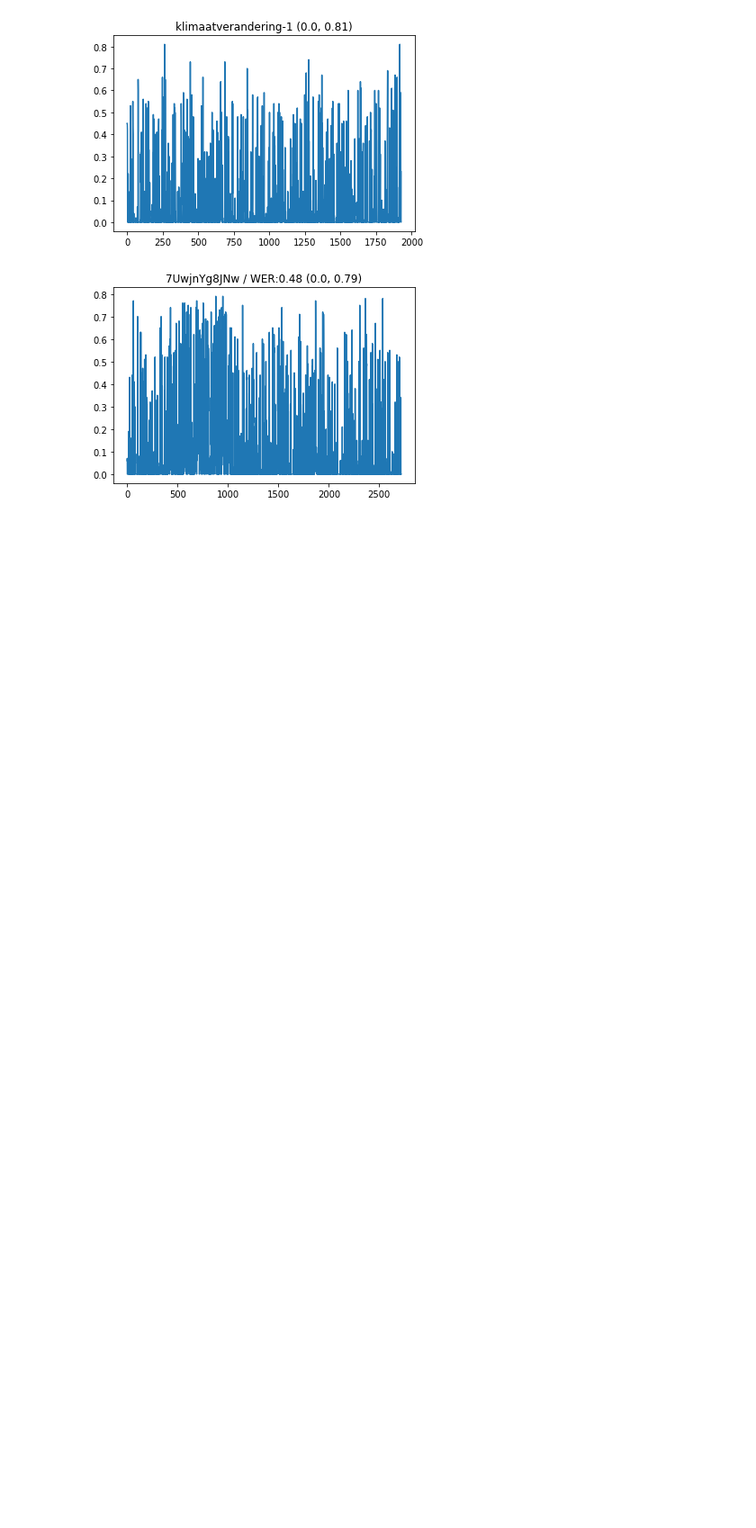
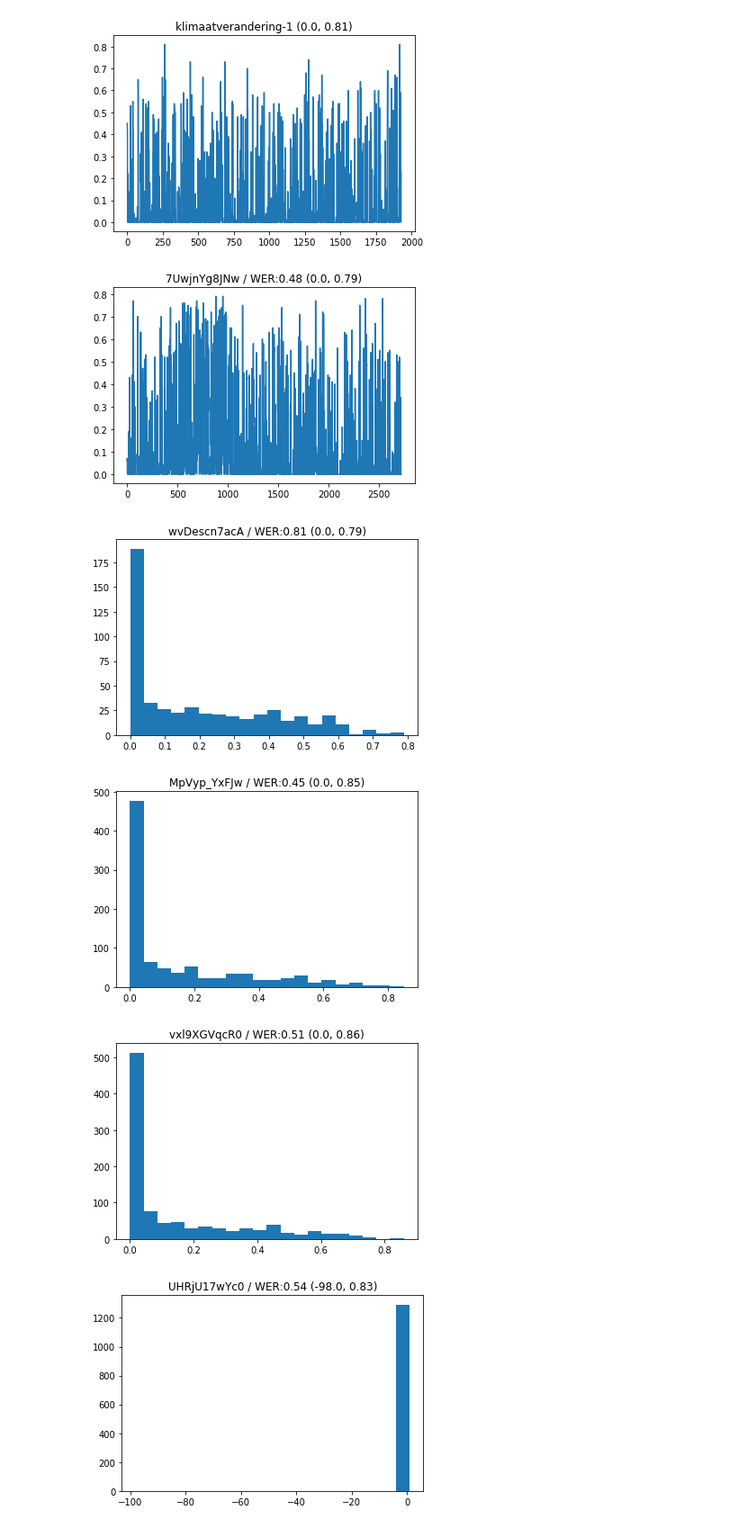
Before and after one commit to surfedushare/pol-harvester, a Jupyter notebook: research/kaldi_confidence/Kaldi confidence plots.ipynb, the cells around one changed output. Shown: that part at 90% size. Cells and saved outputs as stored; diff of their text form; code cells hidden in the pictures; blank space fills up the shorter version.

Commit message:
Adds histogram graphs for confidences to notebook

```diff
--- a/research/kaldi_confidence/Kaldi confidence plots.ipynb
+++ b/research/kaldi_confidence/Kaldi confidence plots.ipynb
@@ -37,3 +37,17 @@ for entry in os.scandir("data"):
 [figure]
 [figure]
 [figure]
+# %%
+for entry in os.scandir("data"):
+    ctm = read_ctm(entry.name)
+    for video, probs in ctm.items():
+        title = video if entry.name not in WERS else video + f" / WER:{WERS[entry.name]:.2f}"
+        title += f" ({min(probs)}, {max(probs)})"
+        plt.hist(probs, 20)
+        plt.title(title)
+        plt.show()
+# %% [output]
+[figure, added]
+[figure, added]
+[figure, added]
+[figure, added]
```
Also changed, not shown: parts of 1 cell of this notebook.
